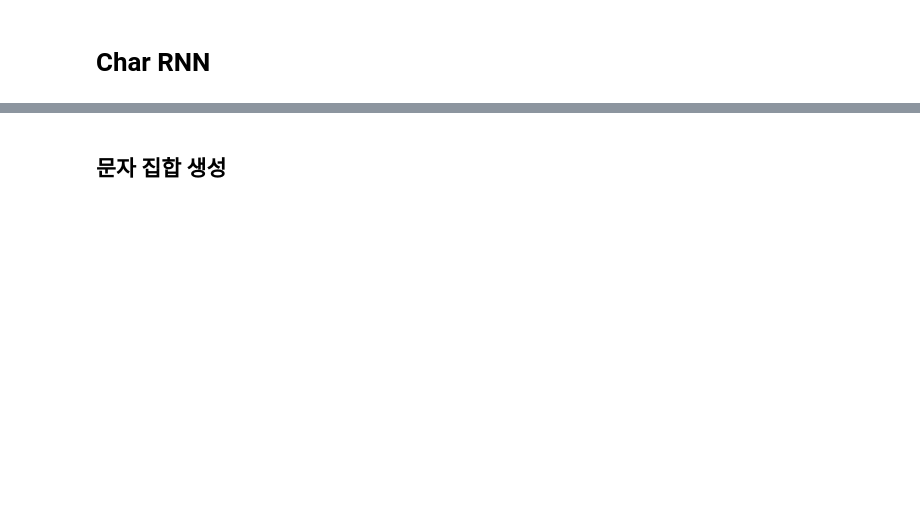
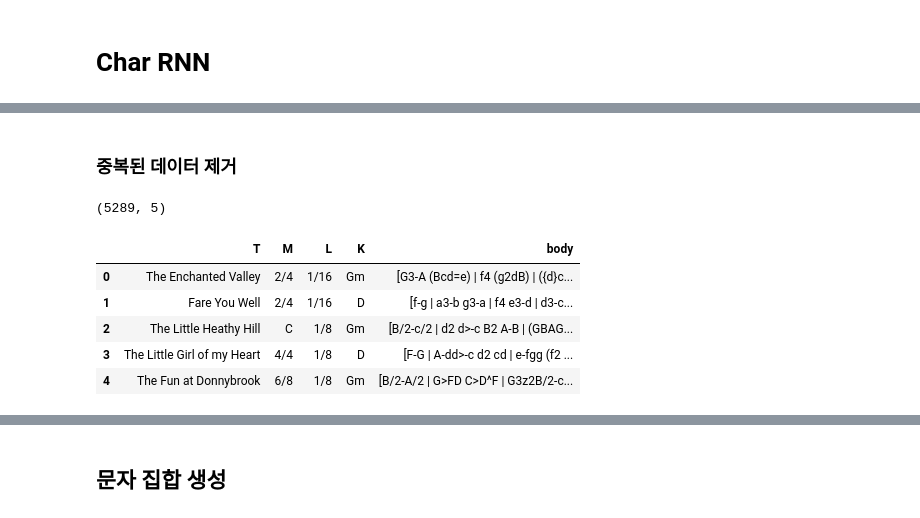
Before and after one commit to minyeamer/abc-generator, a Jupyter notebook: char_rnn.ipynb, the cells around one changed output, grey strips where cells are left out. Drawn from its saved outputs; the diff is of its cells as text; code cells hidden in the pictures; blank space fills up the shorter version.

```diff
--- a/char_rnn.ipynb
+++ b/char_rnn.ipynb
@@ -23,0 +84,14 @@ df.head()
+# %% [markdown]
+### 중복된 데이터 제거
+# %%
+df = df[df['body'].duplicated().__invert__()]
+print(df.shape)
+df.head()
+# %% [output]
+(5289, 5)
+|  | T | M | L | K | body |
+| 0 | The Enchanted Valley | 2/4 | 1/16 | Gm | [G3-A (Bcd=e) | f4 (g2dB) | ({d}c... |
+| 1 | Fare You Well | 2/4 | 1/16 | D | [f-g | a3-b g3-a | f4 e3-d | d3-c... |
+| 2 | The Little Heathy Hill | C | 1/8 | Gm | [B/2-c/2 | d2 d>-c B2 A-B | (GBAG... |
+| 3 | The Little Girl of my Heart | 4/4 | 1/8 | D | [F-G | A-dd>-c d2 cd | e-fgg (f2 ... |
+| 4 | The Fun at Donnybrook | 6/8 | 1/8 | Gm | [B/2-A/2 | G>FD C>D^F | G3z2B/2-c... |
```
Also changed, not shown: parts of 32 cells of this notebook, 1 other file.
